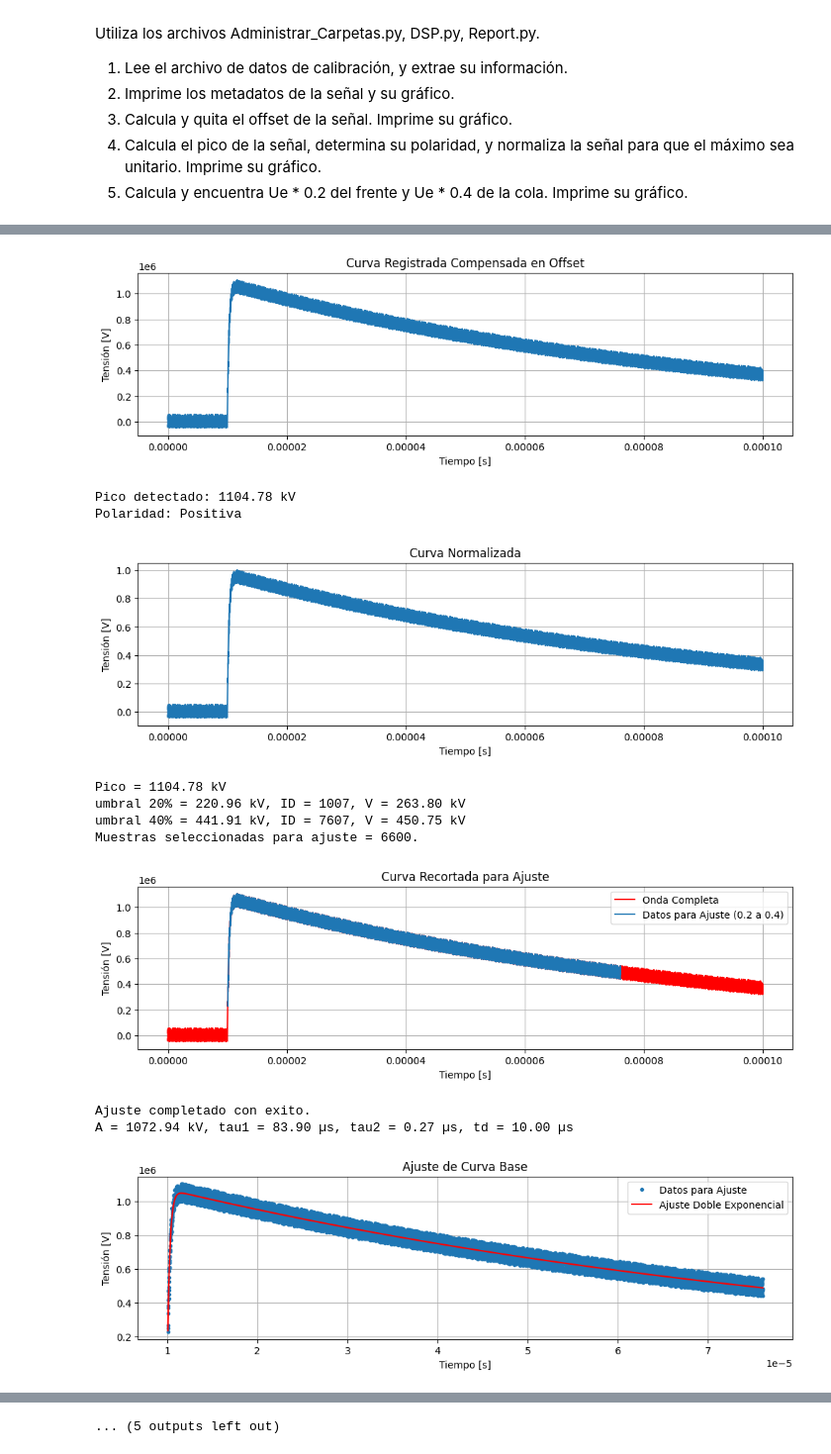
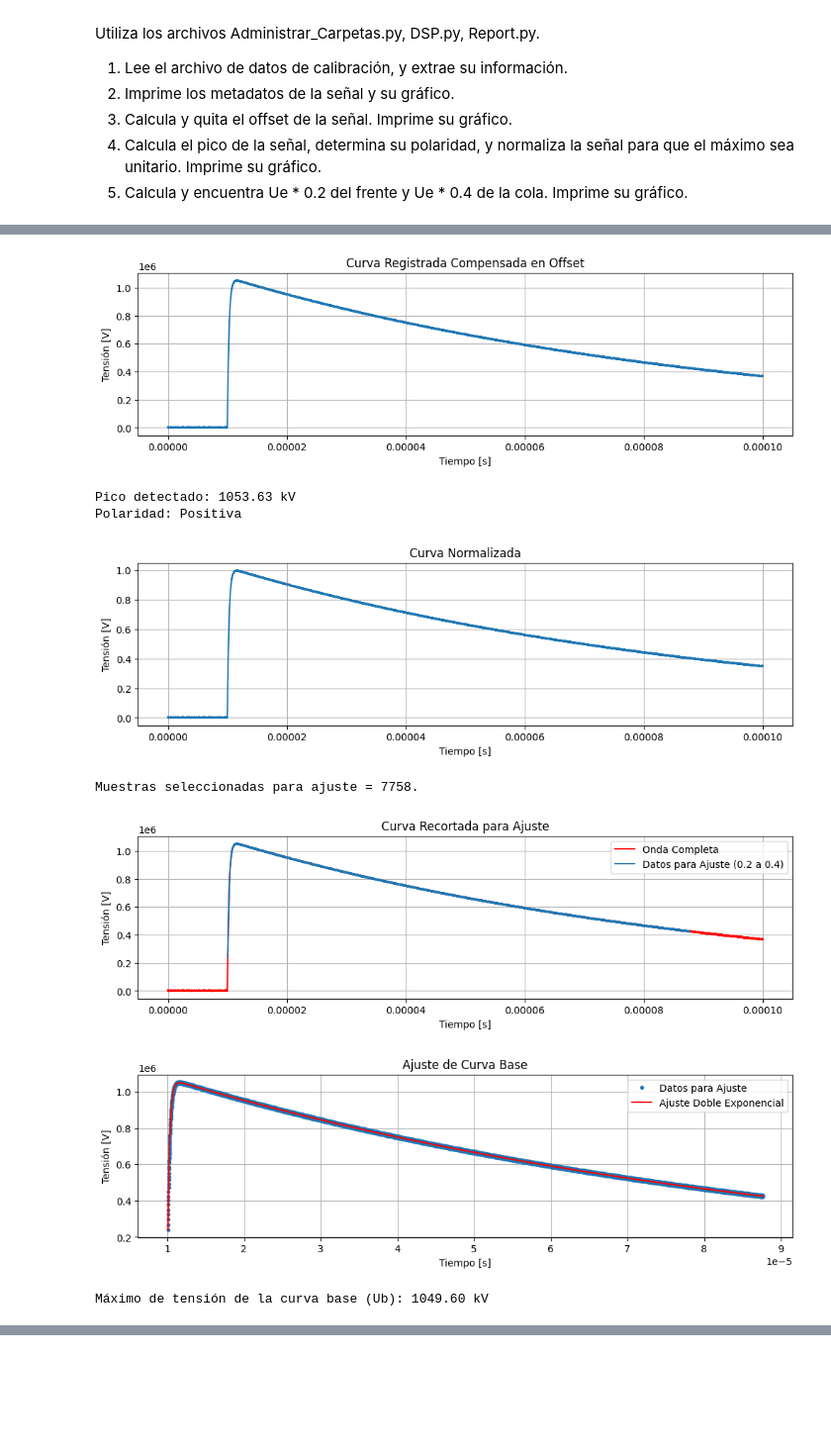
Before and after one commit to DamianTardon/Repositorio_PI, a Jupyter notebook: src/Tester.ipynb, the cells around one changed output, grey strips where cells are left out. Shown at 99% size. Saved outputs shown, nothing was run; the diff lists cells and outputs as text; code cells hidden in the pictures; blank space fills up the shorter version.

```diff
--- a/src/Tester.ipynb
+++ b/src/Tester.ipynb
@@ -115,13 +115,13 @@ Utiliza los archivos Administrar_Carpetas.py, DSP.py, Report.py.
 # %%
 from pathlib import Path
 import matplotlib.pyplot as plt
-from Administrar_Carpetas import *
-from dsp import *
-from Report import *
+from administrar_carpetas import *
+from procesador_de_señales import *
+from report import *
 
 if __name__ == "__main__":
     gestor = FileManager()
-    calibration_file = Path.cwd() / "ArchivosCalibracion" / "LI-A1-noise5%.txt"
+    calibration_file = Path.cwd() / "ArchivosCalibracion" / "LI-A1-noise.txt"
 
     try:
         metadata, signal = gestor.read_calibration_file(calibration_file)
@@ -136,22 +136,22 @@ if __name__ == "__main__":
     plot_recorded_curve(analyzer.time_axis, signal)
 
     # Paso 1: Obtener la curva registrada compensada en offset.
-    offset = analyzer.remove_offset()
-    print(f"Offset removido: {offset/1000:.2f} kV")
+    analyzer.remove_offset()
+    print(f"Offset removido: {analyzer.offset_value/1000:.2f} kV")
     plot_offset_compensated_curve(analyzer.time_axis, analyzer.zeroed_voltage)
 
     # Paso 2: Normalizar y detectar pico.
-    peak, polarity = analyzer.normalize_waveform()
-    print(f"Pico detectado: {peak/1000:.2f} kV")
-    print(f"Polaridad: {polarity}")
+    analyzer.normalize_waveform()
+    print(f"Pico detectado: {analyzer.peak_value/1000:.2f} kV")
+    print(f"Polaridad: {analyzer.polarity}")
     # Graficar la señal normalizada
     plot_normalized_curve(analyzer.time_axis, analyzer.norm_voltage)
 
     # Paso 3: Recortar la señal entre 20 % del frente y 40 % de la cola.
     try:
-        t_cut, v_cut, v_cut_norm = analyzer.cutting_signal()
-        print(f"Muestras seleccionadas para ajuste = {len(v_cut)}.")
-        plot_cutting_signal(analyzer.time_axis, analyzer.zeroed_voltage, t_cut, v_cut)
+        analyzer.cutting_signal()
+        print(f"Muestras seleccionadas para ajuste = {len(analyzer.fit_voltage)}.")
+        plot_cutting_signal(analyzer.time_axis, analyzer.zeroed_voltage, analyzer.fit_time, analyzer.fit_voltage)
     except ValueError as e:
         print(e)
 
@@ -164,32 +164,31 @@ if __name__ == "__main__":
         print(f"Error al ajustar la curva base: {e}")
 
     # Paso 5: Obtener la curva base.
-    base_curve, Ub = analyzer.construct_base_curve()
-    print(f"Máximo de tensión de la curva base (Ub): {Ub/1000:.2f} kV")
-    plot_base_curve(analyzer.time_axis, analyzer.raw_voltage, base_curve)
+    analyzer.construct_base_curve()
+    print(f"Máximo de tensión de la curva base (Ub): {analyzer.Ub/1000:.2f} kV")
+    plot_base_curve(analyzer.time_axis, analyzer.raw_voltage, analyzer.base_curve)
 
     # Paso 6: Calcular la curva residual.
-    residual_curve = analyzer.calculate_residual_curve()
-    plot_residual_curve(analyzer.time_axis, residual_curve)
+    analyzer.calculate_residual_curve()
+    plot_residual_curve(analyzer.time_axis, analyzer.residual_curve)
 
     # Paso 7: Filtrar la curva residual.
-    filtered_residual = analyzer.filter_to_residual()
-    plot_filtered_residual_curve(analyzer.time_axis, filtered_residual)
+    analyzer.filter_to_residual()
+    plot_filtered_residual_curve(analyzer.time_axis, analyzer.filtered_residual)
 
     # Paso 8: Calcular la curva de tensión de ensayo Ut(t) y su valor máximo Ut.
-    test_voltage_curve = analyzer.construct_test_voltage_curve()
-    Ut = analyzer.Ut
-    print(f"Valor máximo de la tensión de ensayo (Ut): {Ut/1000:.2f} kV")
-    plot_test_voltage_curve(analyzer.time_axis, test_voltage_curve)
+    analyzer.construct_test_voltage_curve()
+    print(f"Valor máximo de la tensión de ensayo (Ut): {analyzer.Ut/1000:.2f} kV")
+    plot_test_voltage_curve(analyzer.time_axis, analyzer.test_voltage_curve)
 
     # Paso 9: Calcular los parámetros característicos de la onda de impulso.
-    parameters = analyzer.calculate_parameters()
+    analyzer.calculate_parameters()
     print("Parámetros característicos de la onda de impulso:")
-    print(f"Ut = {parameters['Ut']/1e3:.2f} kV")
-    print(f"T1 = {parameters['T1']*1e6:.2f} µs")
-    print(f"T2 = {parameters['T2']*1e6:.2f} µs")
-    print(f"O1 = {parameters['O1']*1e6:.2f} µs")
-    print(f"Beta' = {parameters['Beta_prime']:.2f} %")
-    print(f"Ue = {parameters['Ue']/1e3:.2f} kV")
-    print(f"Ub = {parameters['Ub']/1e3:.2f} kV")
+    print(f"Ut = {analyzer.results['Ut']/1e3:.2f} kV")
+    print(f"T1 = {analyzer.results['T1']*1e6:.2f} µs")
+    print(f"T2 = {analyzer.results['T2']*1e6:.2f} µs")
+    print(f"O1 = {analyzer.results['O1']*1e6:.2f} µs")
+    print(f"Beta' = {analyzer.results['Beta_prime']:.2f} %")
+    print(f"Ue = {analyzer.results['Ue']/1e3:.2f} kV")
+    print(f"Ub = {analyzer.results['Ub']/1e3:.2f} kV")
 # %% [output]
@@ -211,12 +210,8 @@ Offset removido: -51.67 kV
-[figure, old version]
+[figure, new version]
-Pico detectado: 1104.78 kV
+Pico detectado: 1053.63 kV
 Polaridad: Positiva
-[figure, old version]
+[figure, new version]
-Pico = 1104.78 kV
-umbral 20% = 220.96 kV, ID = 1007, V = 263.80 kV
-umbral 40% = 441.91 kV, ID = 7607, V = 450.75 kV
-Muestras seleccionadas para ajuste = 6600.
+Muestras seleccionadas para ajuste = 7758.
-[figure, old version]
+[figure, new version]
+[figure, new version]
-Ajuste completado con exito.
-A = 1072.94 kV, tau1 = 83.90 µs, tau2 = 0.27 µs, td = 10.00 µs
+Máximo de tensión de la curva base (Ub): 1049.60 kV
-[figure, old version]
@@ -225 +220,0 @@ Máximo de tensión de la curva base (Ub): 1049.67 kV
-... (5 outputs left out)
```
Also changed, not shown: parts of 4 cells of this notebook, 51 other files.
